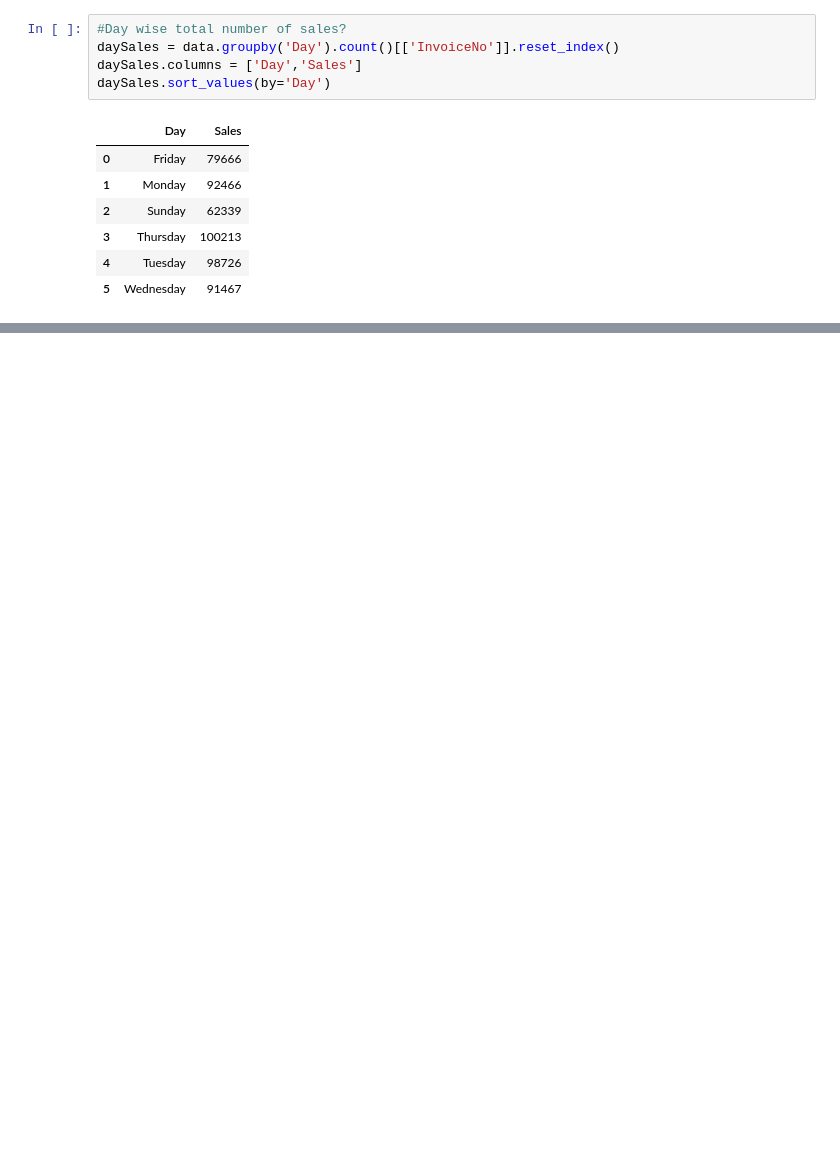
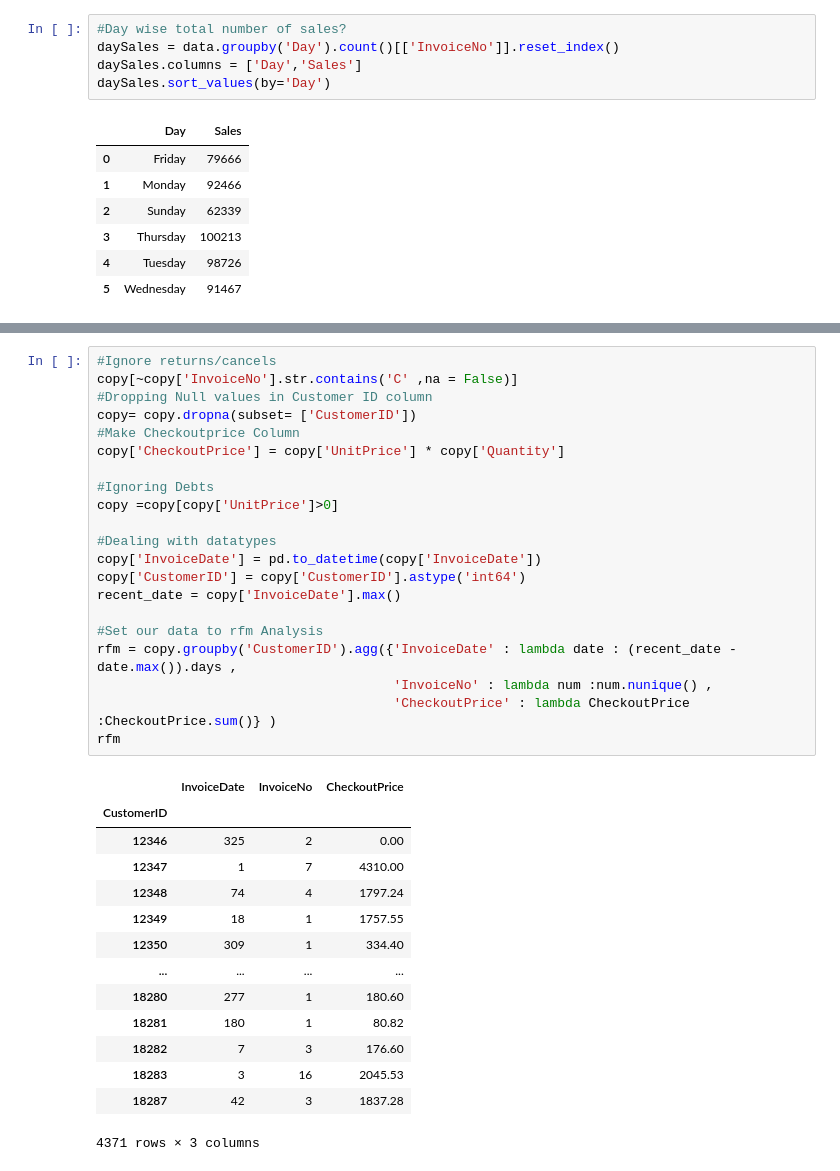
Before and after one commit to girish-kumar-l/data-analytics, a Jupyter notebook: E_commerce.ipynb, the cells around one changed output, grey strips where cells are left out. Drawn from its saved outputs; the diff is of its cells as text; blank space fills up the shorter version.

```diff
--- a/E_commerce.ipynb
+++ b/E_commerce.ipynb
@@ -314,0 +326,36 @@ daySales.sort_values(by='Day')
+# %%
+#Ignore returns/cancels
+copy[~copy['InvoiceNo'].str.contains('C' ,na = False)]
+#Dropping Null values in Customer ID column
+copy= copy.dropna(subset= ['CustomerID'])
+#Make Checkoutprice Column
+copy['CheckoutPrice'] = copy['UnitPrice'] * copy['Quantity']
+
+#Ignoring Debts
+copy =copy[copy['UnitPrice']>0]
+
+#Dealing with datatypes
+copy['InvoiceDate'] = pd.to_datetime(copy['InvoiceDate'])
+copy['CustomerID'] = copy['CustomerID'].astype('int64')
+recent_date = copy['InvoiceDate'].max()
+
+#Set our data to rfm Analysis
+rfm = copy.groupby('CustomerID').agg({'InvoiceDate' : lambda date : (recent_date - date.max()).days ,
+                                      'InvoiceNo' : lambda num :num.nunique() ,
+                                      'CheckoutPrice' : lambda CheckoutPrice :CheckoutPrice.sum()} )
+rfm
+# %% [output]
+|  | InvoiceDate | InvoiceNo | CheckoutPrice |
+| CustomerID |  |  |  |
+| 12346 | 325 | 2 | 0.00 |
+| 12347 | 1 | 7 | 4310.00 |
+| 12348 | 74 | 4 | 1797.24 |
+| 12349 | 18 | 1 | 1757.55 |
+| 12350 | 309 | 1 | 334.40 |
+| ... | ... | ... | ... |
+| 18280 | 277 | 1 | 180.60 |
+| 18281 | 180 | 1 | 80.82 |
+| 18282 | 7 | 3 | 176.60 |
+| 18283 | 3 | 16 | 2045.53 |
+| 18287 | 42 | 3 | 1837.28 |
+4371 rows × 3 columns
```
Also changed, not shown: parts of 6 cells of this notebook.
